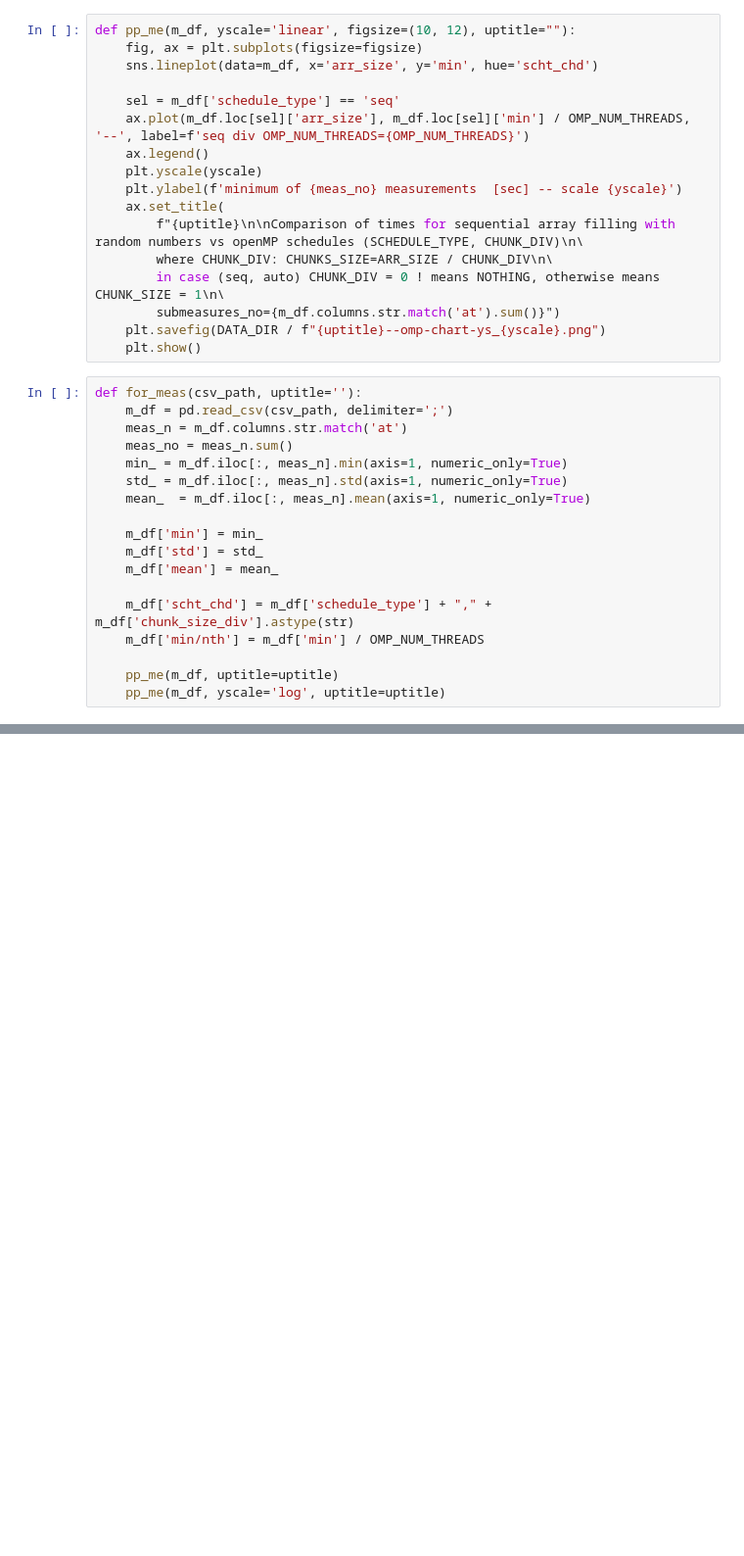
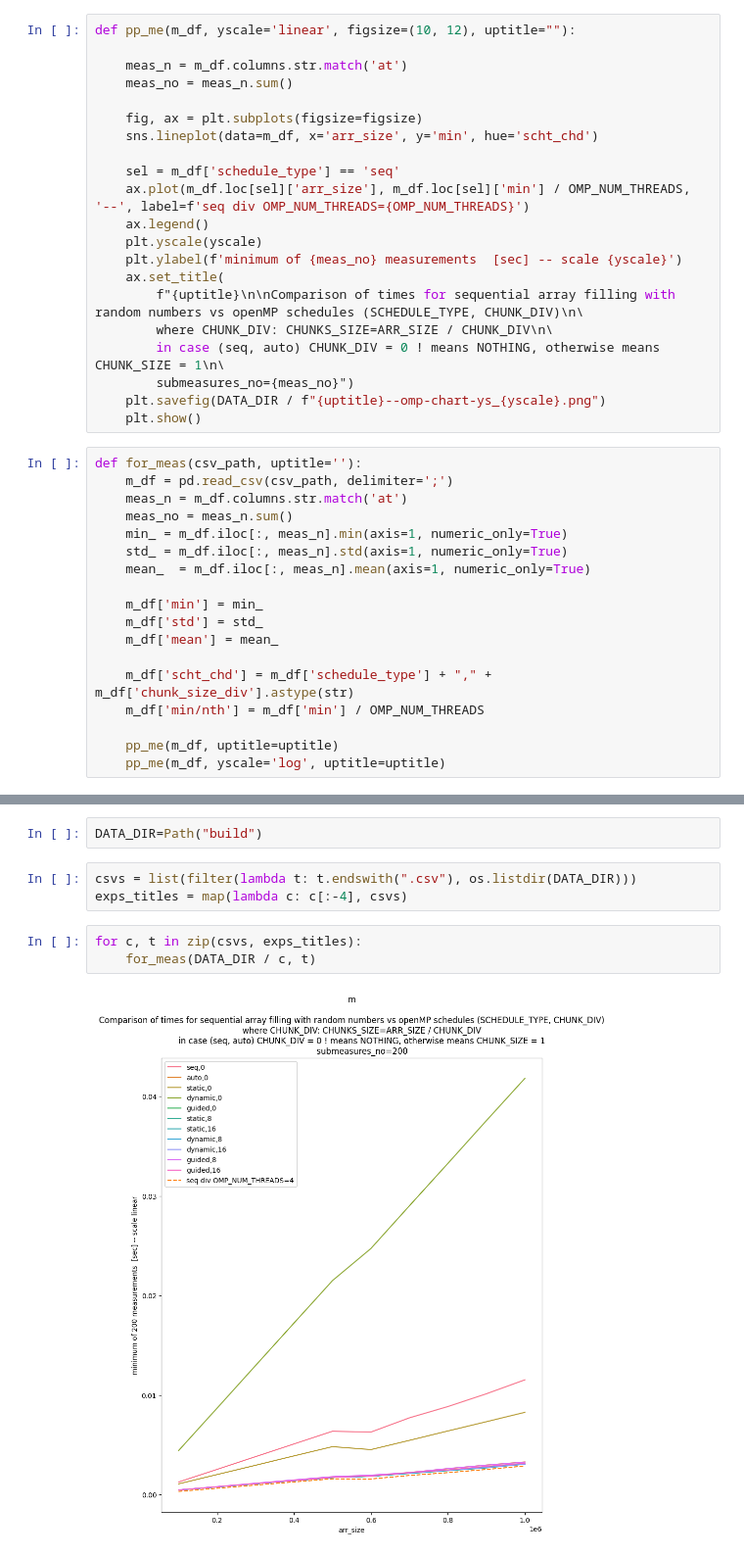
Before and after one commit to xsalonx/MPR-2023, a Jupyter notebook: lab2/vis.ipynb, the cells around one changed output, grey strips where cells are left out. Shown at 98% size. Cells and saved outputs as stored; diff of their text form; blank space fills up the shorter version.

```diff
--- a/lab2/vis.ipynb
+++ b/lab2/vis.ipynb
@@ -8,6 +9,10 @@ from pathlib import Path
 OMP_NUM_THREADS=4
 # %%
 def pp_me(m_df, yscale='linear', figsize=(10, 12), uptitle=""):
+
+    meas_n = m_df.columns.str.match('at')
+    meas_no = meas_n.sum()
+
     fig, ax = plt.subplots(figsize=figsize)
     sns.lineplot(data=m_df, x='arr_size', y='min', hue='scht_chd')
 
@@ -20,7 +25,7 @@ def pp_me(m_df, yscale='linear', figsize=(10, 12), uptitle=""):
         f"{uptitle}\n\nComparison of times for sequential array filling with random numbers vs openMP schedules (SCHEDULE_TYPE, CHUNK_DIV)\n\
         where CHUNK_DIV: CHUNKS_SIZE=ARR_SIZE / CHUNK_DIV\n\
         in case (seq, auto) CHUNK_DIV = 0 ! means NOTHING, otherwise means CHUNK_SIZE = 1\n\
-        submeasures_no={m_df.columns.str.match('at').sum()}")
+        submeasures_no={meas_no}")
     plt.savefig(DATA_DIR / f"{uptitle}--omp-chart-ys_{yscale}.png")
     plt.show()
 # %%
@@ -48,0 +55,10 @@ for_meas('build/m.csv', "experiment title")
+# %%
+DATA_DIR=Path("build")
+# %%
+csvs = list(filter(lambda t: t.endswith(".csv"), os.listdir(DATA_DIR)))
+exps_titles = map(lambda c: c[:-4], csvs)
+# %%
+for c, t in zip(csvs, exps_titles):
+    for_meas(DATA_DIR / c, t)
+# %% [output]
+[figure, added]
```
Also changed, not shown: parts of 5 cells of this notebook.
